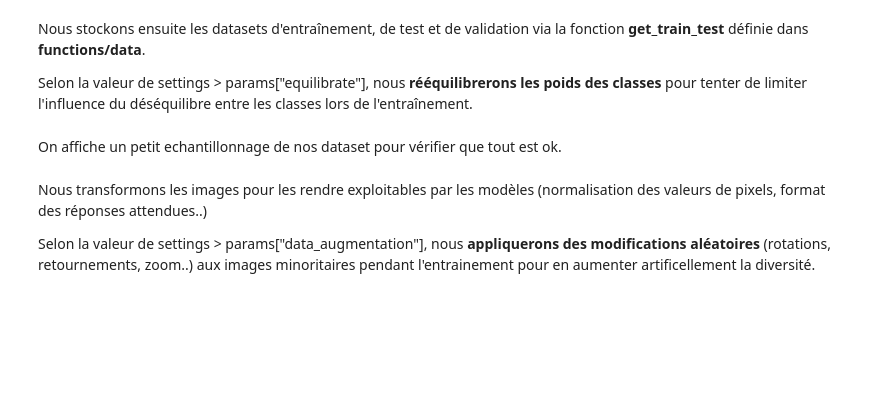
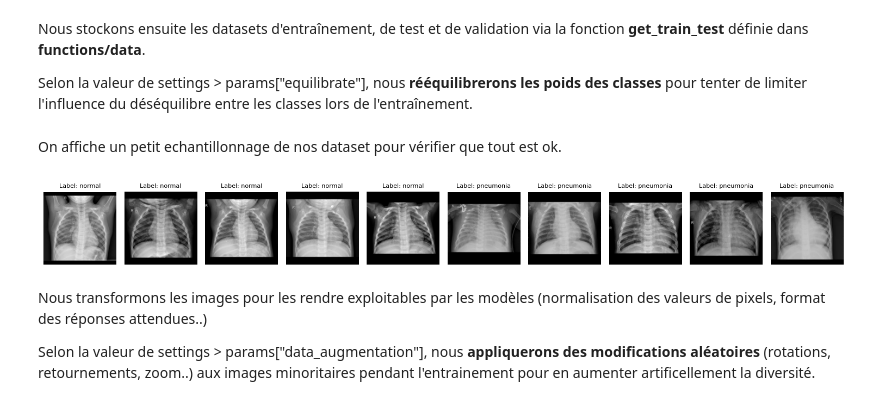
Before and after one commit to CpHeat/Transfer-Learning, a Jupyter notebook: transfer_learning.ipynb, the cells around one changed output. Cells and saved outputs as stored; diff of their text form; code cells hidden in the pictures; blank space fills up the shorter version.

```diff
--- a/transfer_learning.ipynb
+++ b/transfer_learning.ipynb
@@ -149,22 +166,24 @@ On affiche un petit echantillonnage de nos dataset pour vérifier que tout est o
 # %%
 # Echantillonnage pour vérification
 # Sélectionner les indices des labels
 indices_label_0 = [i for i, y in enumerate(y_train) if y == 0][:5]
 indices_label_1 = [i for i, y in enumerate(y_train) if y == 1][:5]
 
 # Fusionner les indices sélectionnés
 selected_indices = indices_label_0 + indices_label_1
 
 # Affichage
 plt.figure(figsize=(15, 3))
 for idx, i in enumerate(selected_indices):
     plt.subplot(1, 10, idx + 1)
     plt.imshow(X_train[i], cmap="gray")
-    plt.title(f"Label: {"normal" if y_train[i] else "pneumonia"}", fontsize=8)
+    plt.title(f"Label: {"normal" if y_train[i] == 0 else "pneumonia"}", fontsize=8)
     plt.axis("off")
 
 plt.tight_layout()
 plt.show()
+# %% [output]
+[figure, added]
 # %% [markdown]
 Nous transformons les images pour les rendre exploitables par les modèles (normalisation des valeurs de pixels, format des réponses attendues..)
 
```
Also changed, not shown: parts of 2 cells of this notebook, 14 other files.
